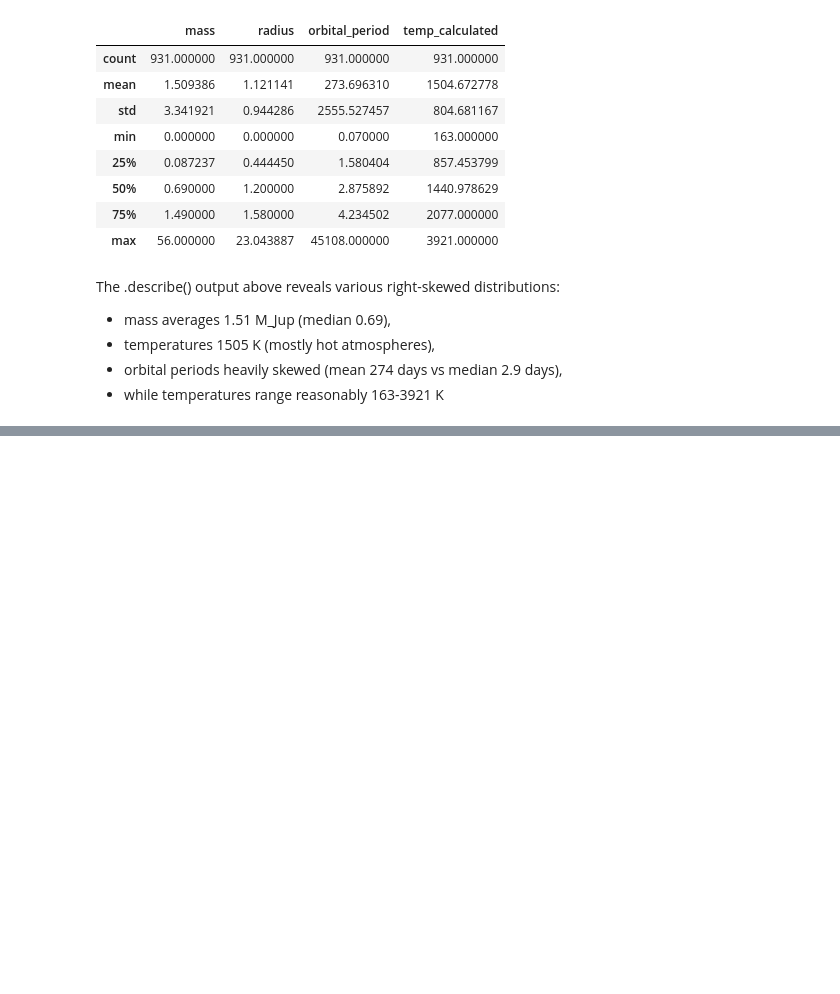
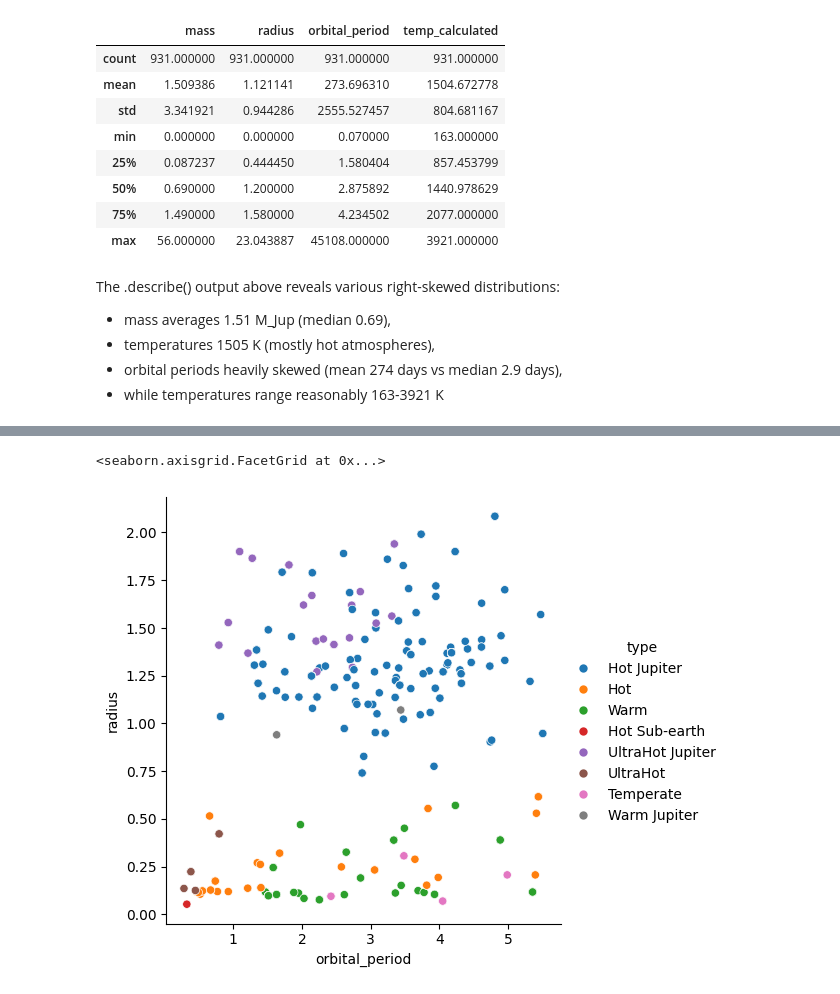
Before and after one commit to Dova-afk/MUCYT_IASCA, a Jupyter notebook: EDA_Exoatmospheres.ipynb, the cells around one changed output, grey strips where cells are left out. Drawn from its saved outputs; the diff is of its cells as text; code cells hidden in the pictures; blank space fills up the shorter version.

```diff
--- a/EDA_Exoatmospheres.ipynb
+++ b/EDA_Exoatmospheres.ipynb
@@ -165,0 +194,6 @@ plt.tight_layout()
+# %%
+
+sns.relplot(data=exoatmos_no_outliers, x='orbital_period', y='radius', hue='type')
+# %% [output]
+<seaborn.axisgrid.FacetGrid at 0x...>
+[figure, new version]
```
Also changed, not shown: parts of 13 cells of this notebook, 1 other file.
